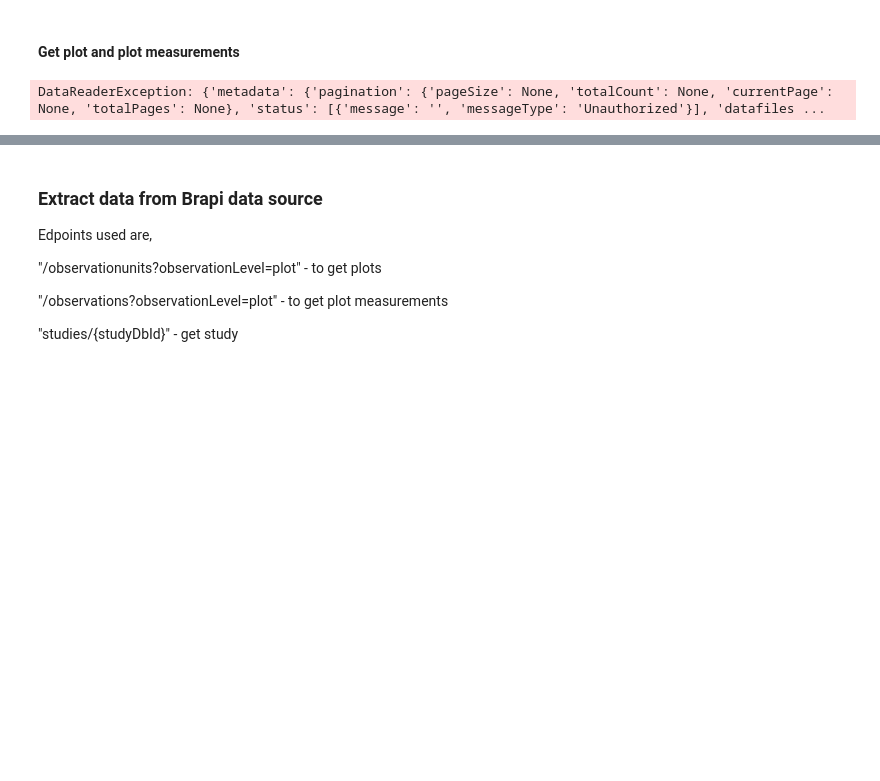
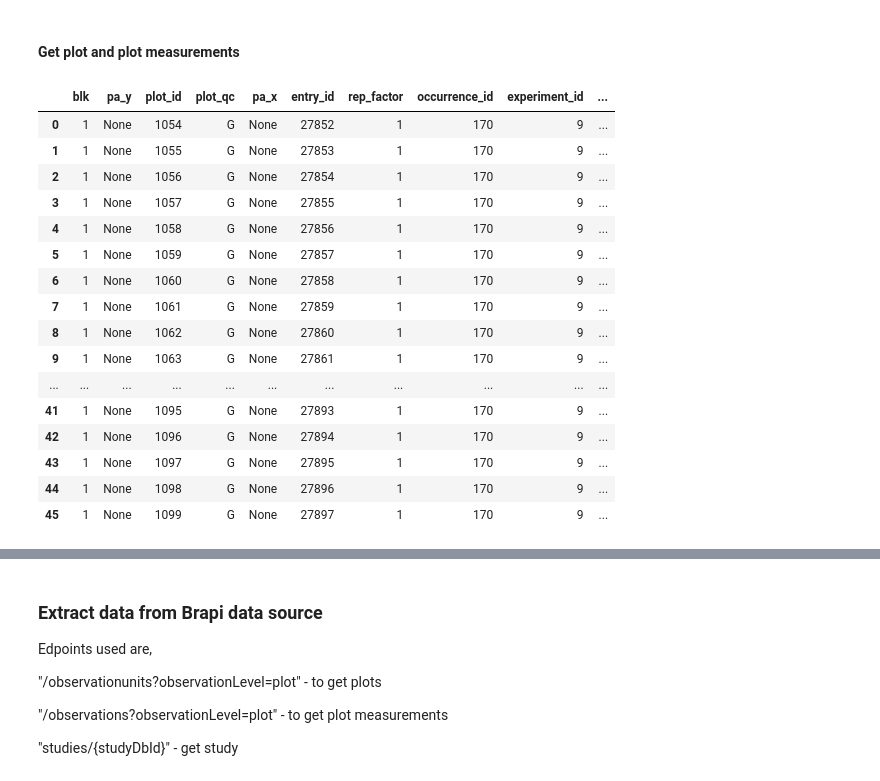
Before and after one commit to CornellILCI/af-pipeline, a Jupyter notebook: docs/notebooks/DataReader.ipynb, the cells around one changed output, grey strips where cells are left out. Cells and saved outputs as stored; diff of their text form; code cells hidden in the pictures; blank space fills up the shorter version.

Commit message:
fix Occurrence NotFound exception being not reachable
update DataReader notebook

```diff
--- a/docs/notebooks/DataReader.ipynb
+++ b/docs/notebooks/DataReader.ipynb
@@ -33,12 +33,28 @@ api_token = "eyJ4NXQiOiJaalJtWVRNd05USmpPV1U1TW1Jek1qZ3pOREkzWTJJeU1tSXlZMkV6TWp
 # %%
 # get phenotype data interface for Ebs
-phenotype_data = DataReaderFactory(DataSource.EBS).get_pheotype_data(
+phenotype_data = DataReaderFactory(DataSource.EBS).get_phenotype_data(
     api_base_url=api_url,
     api_bearer_token=api_token)
 # %% [markdown]
 #### Get plot and plot measurements
 # %%
-phenotype_data.get_plots(occurrence_id=74)
+phenotype_data.get_plots(occurrence_id=170)
 # %% [output]
-DataReaderException: {'metadata': {'pagination': {'pageSize': None, 'totalCount': None, 'currentPage': None, 'totalPages': None}, 'status': [{'message': '', 'messageType': 'Unauthorized'}], 'datafiles ...
+|  | blk | pa_y | plot_id | plot_qc | pa_x | entry_id | rep_factor | occurrence_id | experiment_id | ... |
+| 0 | 1 | None | 1054 | G | None | 27852 | 1 | 170 | 9 | ... |
+| 1 | 1 | None | 1055 | G | None | 27853 | 1 | 170 | 9 | ... |
+| 2 | 1 | None | 1056 | G | None | 27854 | 1 | 170 | 9 | ... |
+| 3 | 1 | None | 1057 | G | None | 27855 | 1 | 170 | 9 | ... |
+| 4 | 1 | None | 1058 | G | None | 27856 | 1 | 170 | 9 | ... |
+| 5 | 1 | None | 1059 | G | None | 27857 | 1 | 170 | 9 | ... |
+| 6 | 1 | None | 1060 | G | None | 27858 | 1 | 170 | 9 | ... |
+| 7 | 1 | None | 1061 | G | None | 27859 | 1 | 170 | 9 | ... |
+| 8 | 1 | None | 1062 | G | None | 27860 | 1 | 170 | 9 | ... |
+| 9 | 1 | None | 1063 | G | None | 27861 | 1 | 170 | 9 | ... |
+| ... | ... | ... | ... | ... | ... | ... | ... | ... | ... | ... |
+| 41 | 1 | None | 1095 | G | None | 27893 | 1 | 170 | 9 | ... |
+| 42 | 1 | None | 1096 | G | None | 27894 | 1 | 170 | 9 | ... |
+| 43 | 1 | None | 1097 | G | None | 27895 | 1 | 170 | 9 | ... |
+| 44 | 1 | None | 1098 | G | None | 27896 | 1 | 170 | 9 | ... |
+| 45 | 1 | None | 1099 | G | None | 27897 | 1 | 170 | 9 | ... |
 # %%
```
Also changed, not shown: parts of 5 cells of this notebook, 2 other files.
